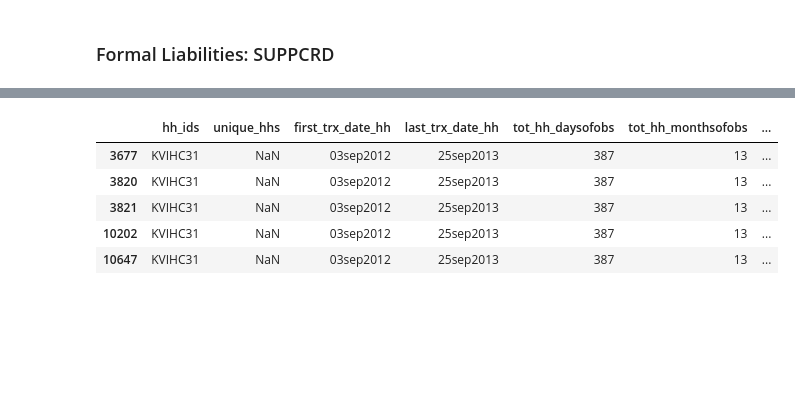
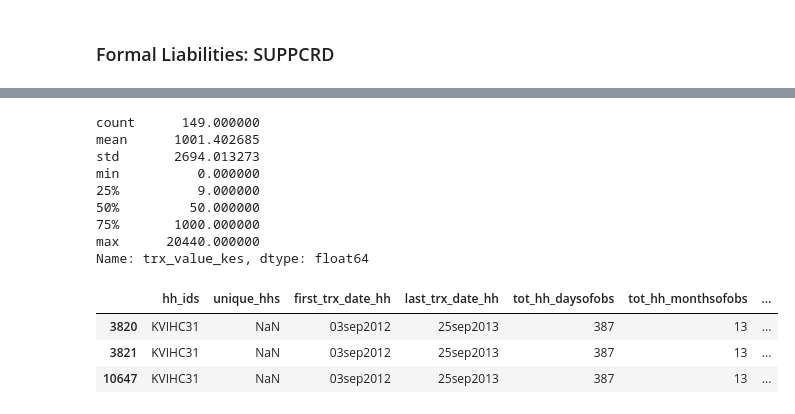
Before and after one commit to julclu/kenya_financial_diaries, a Jupyter notebook: different_loan_types_julia.ipynb, the cells around one changed output, grey strips where cells are left out. Cells and saved outputs as stored; diff of their text form; code cells hidden in the pictures; blank space fills up the shorter version.

Commit message:
updated different loan types

```diff
--- a/different_loan_types_julia.ipynb
+++ b/different_loan_types_julia.ipynb
@@ -291,13 +507,23 @@ array(['50136878822000000', '57135223754100000', '57134676182300000',
+# %%
+unique_loans.loc[trx['trx_family_code']=='SUPPCRD'].trx_value_kes.describe()
+# %% [output]
+count      149.000000
+mean      1001.402685
+std       2694.013273
+min          0.000000
+25%          9.000000
+50%         50.000000
+75%       1000.000000
+max      20440.000000
+Name: trx_value_kes, dtype: float64
 # %%
 SUPPCRDa = trx[trx["account_ids"]==a]
 # %%
 SUPPCRDa = SUPPCRDa.copy()
 # %%
-SUPPCRDa.head()
+SUPPCRDa.head(3)
 # %% [output]
 |  | hh_ids | unique_hhs | first_trx_date_hh | last_trx_date_hh | tot_hh_daysofobs | tot_hh_monthsofobs | ... |
-| 3677 | KVIHC31 | NaN | 03sep2012 | 25sep2013 | 387 | 13 | ... |
 | 3820 | KVIHC31 | NaN | 03sep2012 | 25sep2013 | 387 | 13 | ... |
 | 3821 | KVIHC31 | NaN | 03sep2012 | 25sep2013 | 387 | 13 | ... |
-| 10202 | KVIHC31 | NaN | 03sep2012 | 25sep2013 | 387 | 13 | ... |
 | 10647 | KVIHC31 | NaN | 03sep2012 | 25sep2013 | 387 | 13 | ... |
```
Also changed, not shown: parts of 36 cells of this notebook.
